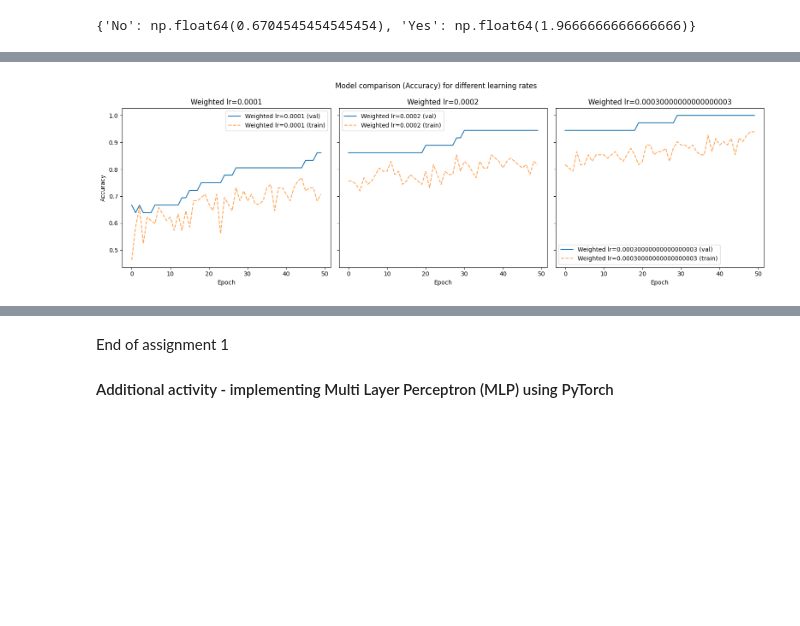
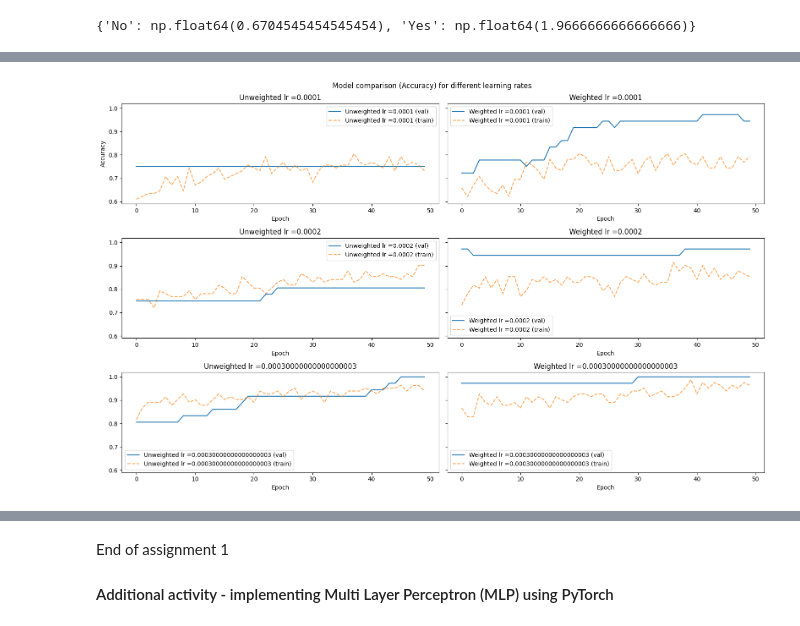
Before and after one commit to fonkerina/Data-Science-Journey, a Jupyter notebook: Week 7/Deep Learning.ipynb, the cells around one changed output, grey strips where cells are left out. Saved outputs shown, nothing was run; the diff lists cells and outputs as text; code cells hidden in the pictures; blank space fills up the shorter version.

```diff
--- a/Week 7/Deep Learning.ipynb
+++ b/Week 7/Deep Learning.ipynb
@@ -215,7 +217,7 @@ for rate in np.arange(0.0001, 0.0004, 0.0001):
         verbose = 0
     )
 
-    tf_unweighted.compile(optimizer = optimizer, loss = 'binary_crossentropy', metrics = ['accuracy' , tf.keras.metrics.AUC(name='auc')])
+    tf_unweighted.compile(optimizer = tf.keras.optimizers.Adam(learning_rate=rate), loss = 'binary_crossentropy', metrics = ['accuracy' , tf.keras.metrics.AUC(name='auc')])
     history = tf_unweighted.fit(
         X_train_scaled, y_train,
         validation_data = (X_test_scaled, y_test),
@@ -224,15 +226,17 @@ for rate in np.arange(0.0001, 0.0004, 0.0001):
         verbose = 0
         )
 
-    all_histories.append((f"Weighted lr={rate}", history_weighted, history))
+    all_histories.append((f"Unweighted lr ={rate}", history))
+    all_histories.append((f"Weighted lr ={rate}", history_weighted))
 
 # Subplots for each learning rate (AUC)
-fig, axes = plt.subplots(2, 3, figsize = (16,5), sharey = True)
-for idx, (name, history, weighthistory) in enumerate(all_histories):
+fig, axes = plt.subplots(3, 2, figsize = (16,10), sharey = True)
+axes = axes.flatten()
+
+for idx, (name, history) in enumerate(all_histories[:6]):
     axes[idx].plot(history.history['val_auc'], label=f'{name} (val)')
     axes[idx].plot(history.history['auc'], linestyle='--', alpha=0.7, label=f'{name} (train)')
-    axes[idx].plot(history.weighthistory['val_auc'], label=f'{name} (val)')
-    axes[idx].plot(history.weighthistory['auc'], linestyle='--', alpha=0.7, label=f'{name} (train)')
+
     axes[idx].set_xlabel('Epoch')
     axes[idx].set_title(name)
     axes[idx].legend()
@@ -245,17 +249,19 @@ NotImplementedError: numpy() is only available when eager execution is enabled.
 # %%
 # Subplots for each learning rate (Accuracy)
-fig, axes = plt.subplots(1, len(all_histories), figsize=(16,5), sharey=True)
+fig, axes = plt.subplots(3, 2, figsize=(16,10), sharey=True)
+axes = axes.flatten()
 for idx, (name, history) in enumerate(all_histories):
     axes[idx].plot(history.history['val_accuracy'], label=f'{name} (val)')
     axes[idx].plot(history.history['accuracy'], linestyle='--', alpha=0.7, label=f'{name} (train)')
+
     axes[idx].set_xlabel('Epoch')
     axes[idx].set_title(name)
     axes[idx].legend()
 axes[0].set_ylabel('Accuracy')
 plt.suptitle('Model comparison (Accuracy) for different learning rates')
 plt.tight_layout()
 plt.show()
 # %% [output]
-[figure, old version]
+[figure, new version]
 # %%
 # Subplots for each learning rate (Loss)
```
Also changed, not shown: parts of 6 cells of this notebook.
